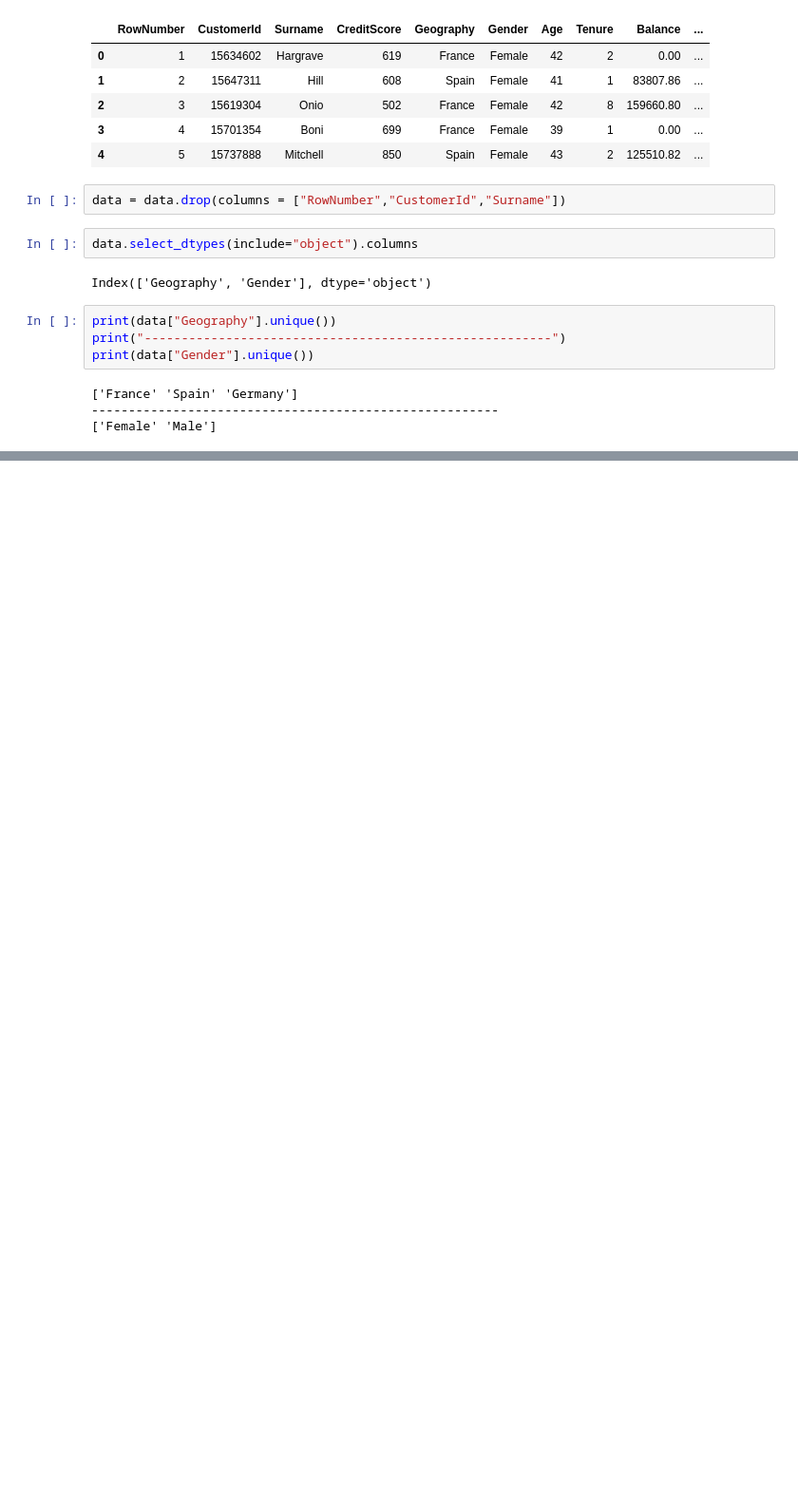
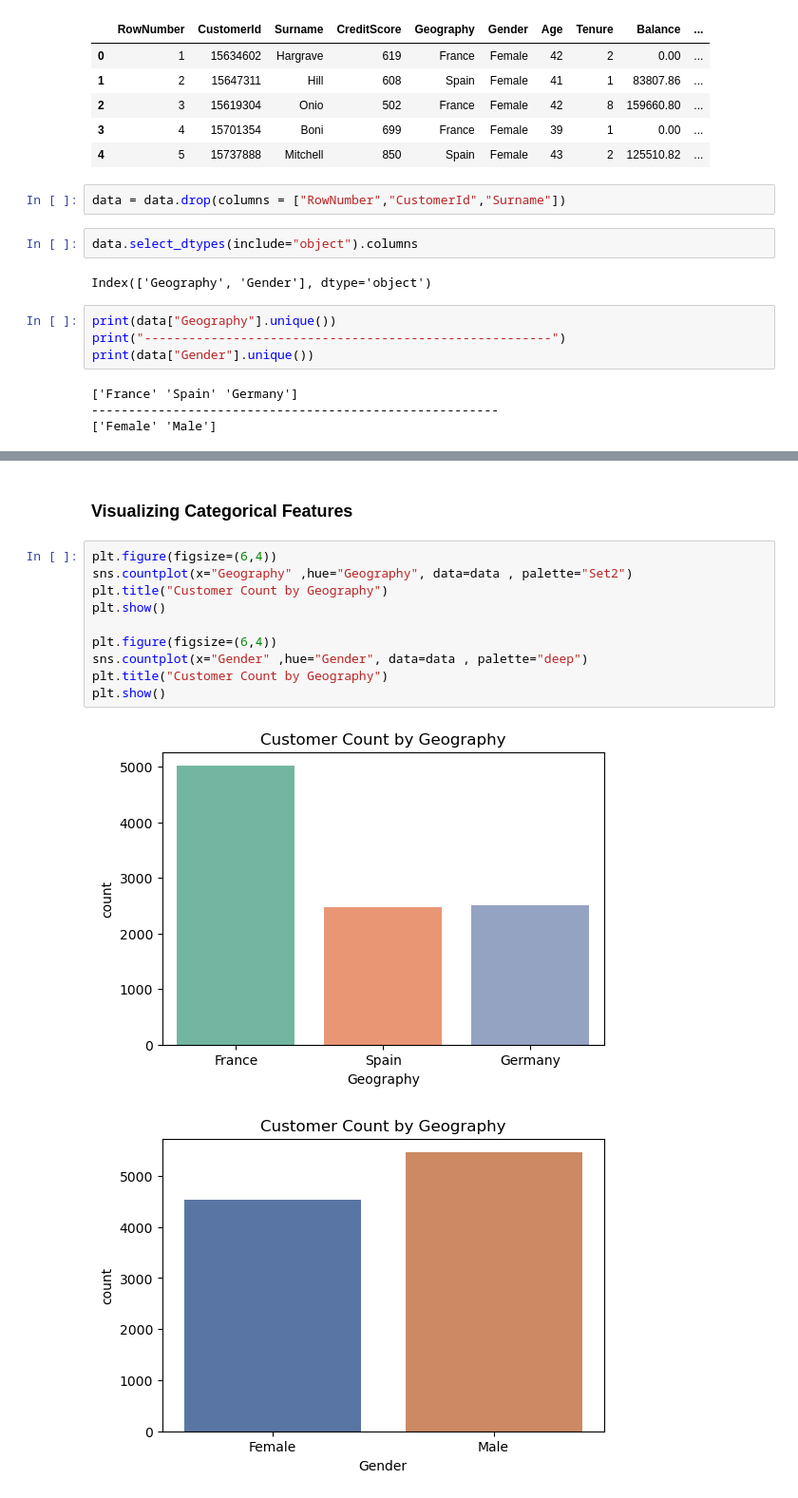
Before and after one commit to Aminbyt/customer-churn-rate-prediction, a Jupyter notebook: notebook/bank_customer_churn.ipynb, the cells around one changed output, grey strips where cells are left out. Shown at 95% size. Cells and saved outputs as stored; diff of their text form; blank space fills up the shorter version.

Commit message:
feat: add visual exploration of categorical features using count plots

```diff
--- a/notebook/bank_customer_churn.ipynb
+++ b/notebook/bank_customer_churn.ipynb
@@ -115,3 +115,18 @@ data.groupby("Gender")[data.select_dtypes(include=["int","float"]).columns].mean
 | Gender |  |  |  |  |  |  |  |  | ... |
 | Female | 650.831389 | 39.238389 | 4.966102 | 75659.369139 | 1.544134 | 0.702619 | 0.502751 | 100601.541382 | ... |
 | Male | 650.276892 | 38.658237 | 5.051677 | 77173.974506 | 1.518600 | 0.707898 | 0.525380 | 99664.576931 | ... |
+# %% [markdown]
+### Visualizing Categorical Features
+# %%
+plt.figure(figsize=(6,4))
+sns.countplot(x="Geography" ,hue="Geography", data=data , palette="Set2")
+plt.title("Customer Count by Geography")
+plt.show()
+
+plt.figure(figsize=(6,4))
+sns.countplot(x="Gender" ,hue="Gender", data=data , palette="deep")
+plt.title("Customer Count by Geography")
+plt.show()
+# %% [output]
+[figure, added]
+[figure, added]
```
Also changed, not shown: parts of 1 cell of this notebook.
